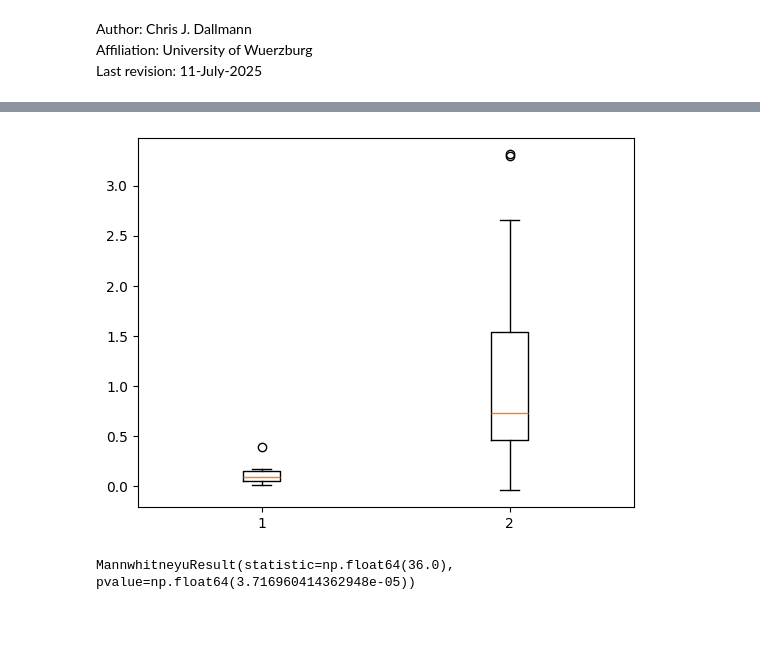
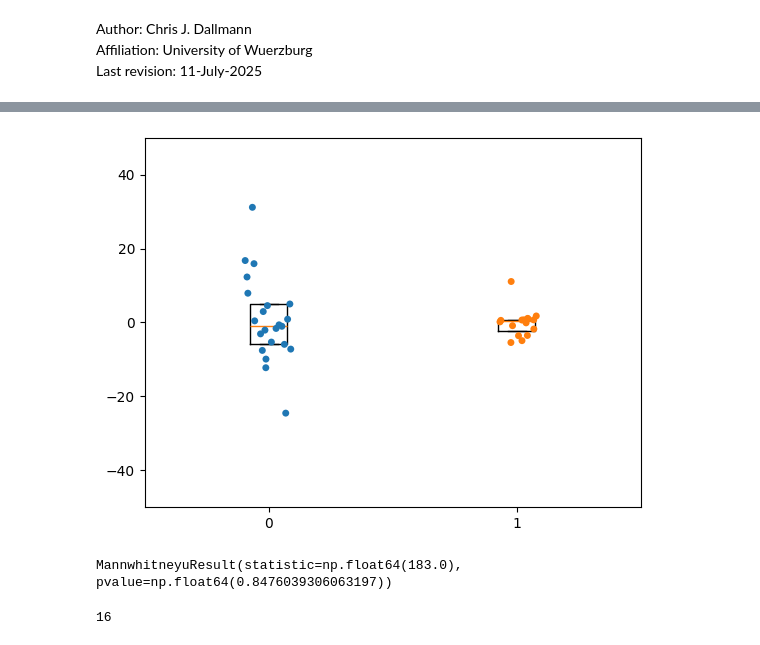
Before and after one commit to chrisjdallmann/roadrunner, a Jupyter notebook: code/p2x2_analysis.ipynb, the cells around one changed output, grey strips where cells are left out. Drawn from its saved outputs; the diff is of its cells as text; code cells hidden in the pictures.

```diff
--- a/code/p2x2_analysis.ipynb
+++ b/code/p2x2_analysis.ipynb
@@ -94,32 +96,35 @@ plt.show()
 # %%
 # Plot means of mean time series
 
 # Settings
-parameter_name = "forward_velocity"
-start = 2.5 # s
+parameter_name = "angular_velocity"
+start = 2 # s
 end = 15 # s
 
 # Compute means
 dataset = 'treadmill_empty_p2x2.csv'
 df = pd.read_csv(data_dir+dataset)
 df = df[(df.time>start) & (df.time<=end)]
 animal_ids = df.animal_id.unique().tolist()
 mean_time_series = compute_mean_time_series(df, parameter_name, animal_ids, filter_size*sampling_rate)
 means_ctrl = np.mean(mean_time_series,axis=0)
 
 dataset = 'treadmill_rr_p2x2.csv'
 df = pd.read_csv(data_dir+dataset)
 df = df[(df.time>start) & (df.time<=end)]
 animal_ids = df.animal_id.unique().tolist()
 mean_time_series = compute_mean_time_series(df, parameter_name, animal_ids, filter_size*sampling_rate)
 means_rr = np.mean(mean_time_series,axis=0)
 
 # Plot means
-plt.boxplot([means_ctrl,means_rr])
+plt.boxplot([means_rr,means_ctrl], positions=[0,1], showfliers=False, whis=0)
+sns.stripplot([means_rr,means_ctrl])
+#plt.ylim([-50,50])
+plt.savefig(r'C:\Users\Chris\Desktop\figure.eps')
 plt.show()
 
 # Mann-Whitney U test for non-normally distributed (nonparametric) data
 stats.mannwhitneyu(means_ctrl,means_rr)
 # %% [output]
-[figure, old version]
+[figure, new version]
-MannwhitneyuResult(statistic=np.float64(36.0), pvalue=np.float64(3.716960414362948e-05))
+MannwhitneyuResult(statistic=np.float64(183.0), pvalue=np.float64(0.8476039306063197))
@@ -129,0 +131,4 @@ MannwhitneyuResult(statistic=np.float64(36.0), pvalue=np.float64(3.7169604143629
+# %%
+len(means_ctrl)
+# %% [output]
+16
```
Also changed, not shown: parts of 3 cells of this notebook, 2 other files.
